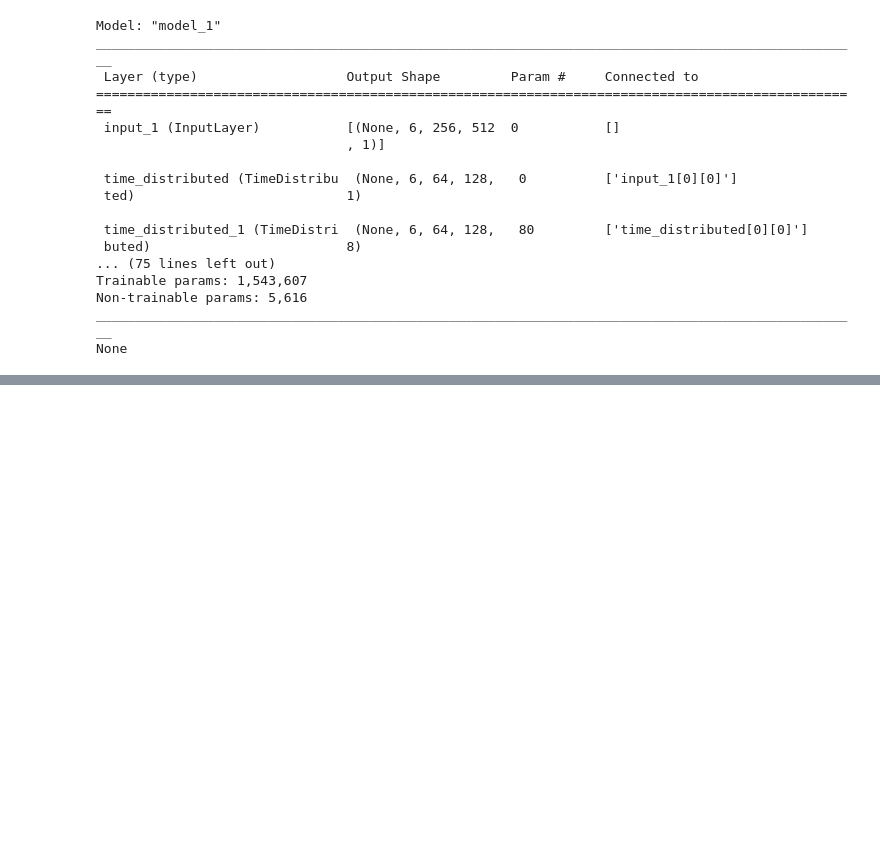
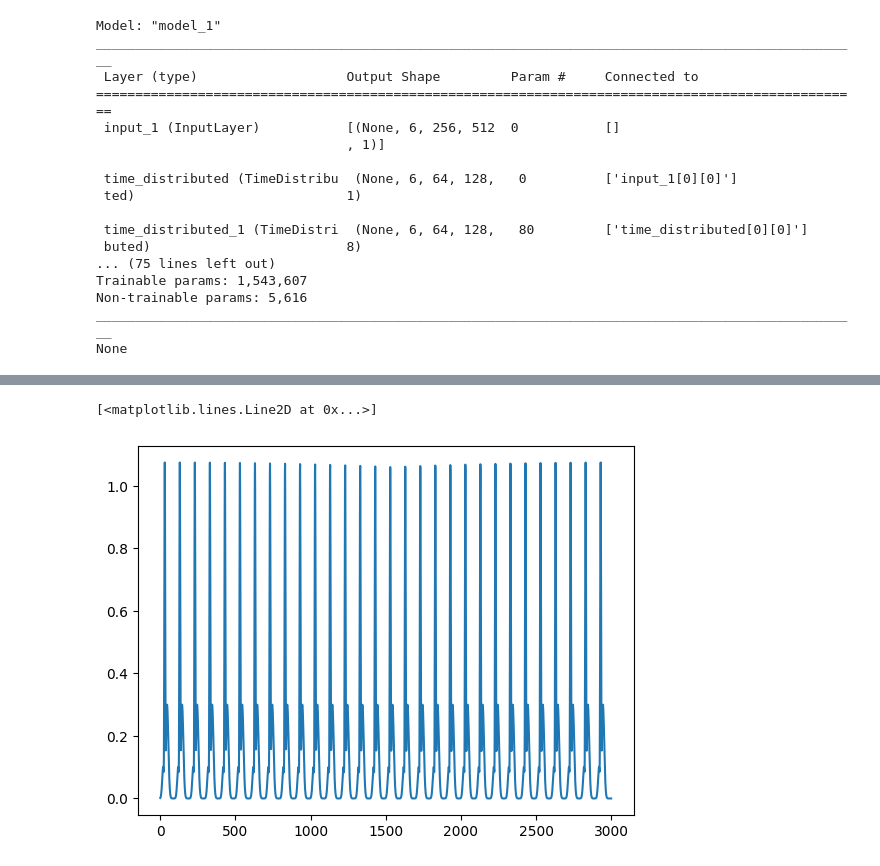
Before and after one commit to PooryaAghaomidi/KAN-LNN, a Jupyter notebook: Source/notebooks/Check.ipynb, the cells around one changed output, grey strips where cells are left out. Drawn from its saved outputs; the diff is of its cells as text; code cells hidden in the pictures; blank space fills up the shorter version.

```diff
--- a/Source/notebooks/Check.ipynb
+++ b/Source/notebooks/Check.ipynb
@@ -186,0 +237,4 @@ CFG_stage = {
+# %%
+df = generate_data(2, 3000)
+
+df
@@ -186,0 +246,5 @@ CFG_stage = {
+# %%
+plt.plot(df.iloc[0])
+# %% [output]
+[<matplotlib.lines.Line2D at 0x...>]
+[figure, added]
```
Also changed, not shown: parts of 9 cells of this notebook, 31 other files.
